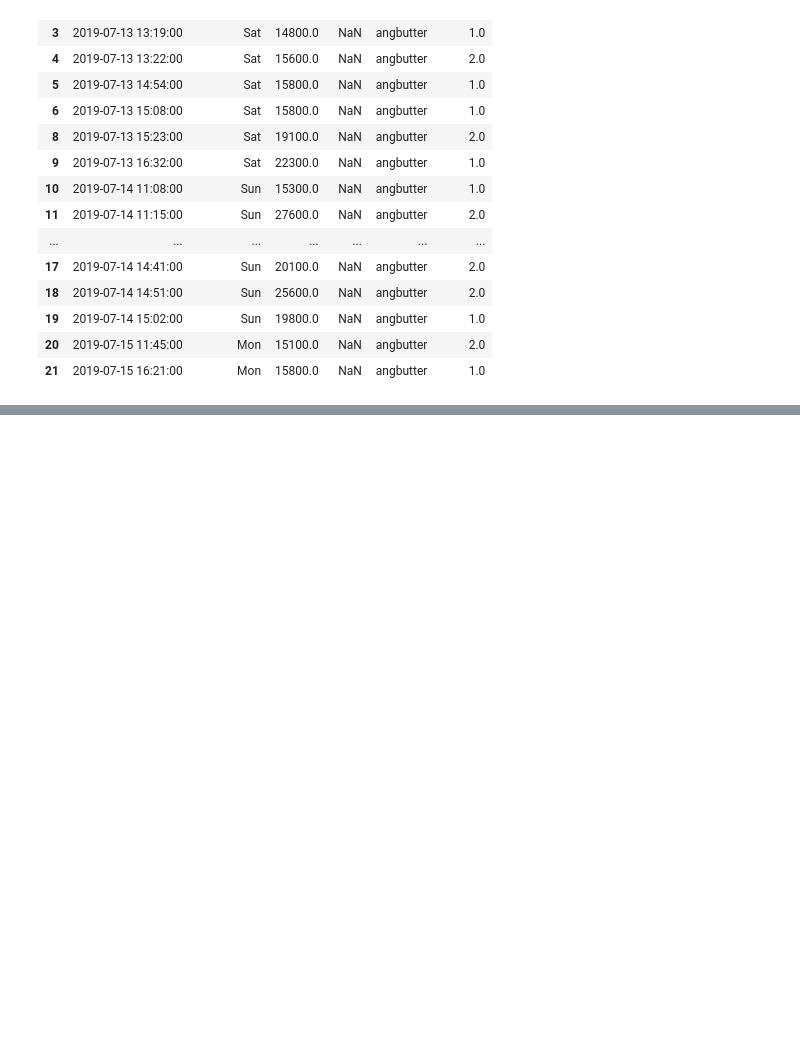
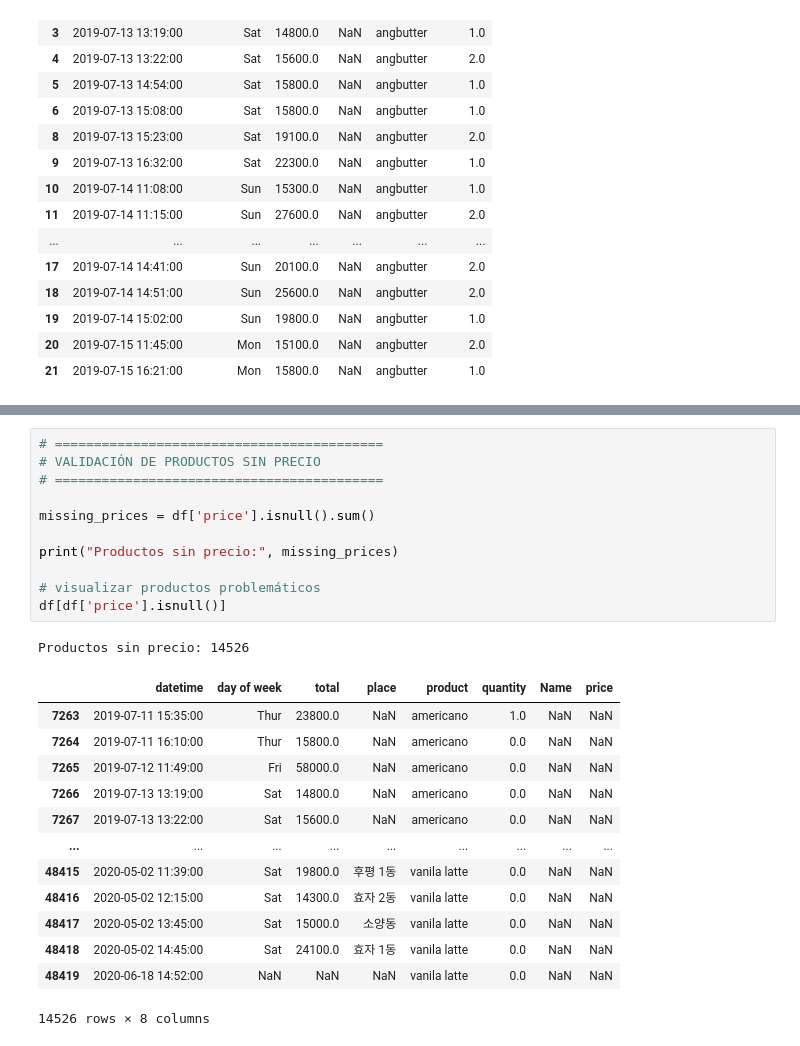
Before and after one commit to luciatejera1992/Panaderia-, a Jupyter notebook: PANADERIA/EDA.ipynb, the cells around one changed output, grey strips where cells are left out. Drawn from its saved outputs; the diff is of its cells as text; blank space fills up the shorter version.

```diff
--- a/PANADERIA/EDA.ipynb
+++ b/PANADERIA/EDA.ipynb
@@ -215,0 +222,26 @@ df.head()
+# %%
+# ==========================================
+# VALIDACIÓN DE PRODUCTOS SIN PRECIO
+# ==========================================
+
+missing_prices = df['price'].isnull().sum()
+
+print("Productos sin precio:", missing_prices)
+
+# visualizar productos problemáticos
+df[df['price'].isnull()]
+# %% [output]
+Productos sin precio: 14526
+|  | datetime | day of week | total | place | product | quantity | Name | price |
+| 7263 | 2019-07-11 15:35:00 | Thur | 23800.0 | NaN | americano | 1.0 | NaN | NaN |
+| 7264 | 2019-07-11 16:10:00 | Thur | 15800.0 | NaN | americano | 0.0 | NaN | NaN |
+| 7265 | 2019-07-12 11:49:00 | Fri | 58000.0 | NaN | americano | 0.0 | NaN | NaN |
+| 7266 | 2019-07-13 13:19:00 | Sat | 14800.0 | NaN | americano | 0.0 | NaN | NaN |
+| 7267 | 2019-07-13 13:22:00 | Sat | 15600.0 | NaN | americano | 0.0 | NaN | NaN |
+| ... | ... | ... | ... | ... | ... | ... | ... | ... |
+| 48415 | 2020-05-02 11:39:00 | Sat | 19800.0 | 후평 1동 | vanila latte | 0.0 | NaN | NaN |
+| 48416 | 2020-05-02 12:15:00 | Sat | 14300.0 | 효자 2동 | vanila latte | 0.0 | NaN | NaN |
+| 48417 | 2020-05-02 13:45:00 | Sat | 15000.0 | 소양동 | vanila latte | 0.0 | NaN | NaN |
+| 48418 | 2020-05-02 14:45:00 | Sat | 24100.0 | 효자 1동 | vanila latte | 0.0 | NaN | NaN |
+| 48419 | 2020-06-18 14:52:00 | NaN | NaN | NaN | vanila latte | 0.0 | NaN | NaN |
+14526 rows × 8 columns
```
Also changed, not shown: parts of 11 cells of this notebook.
